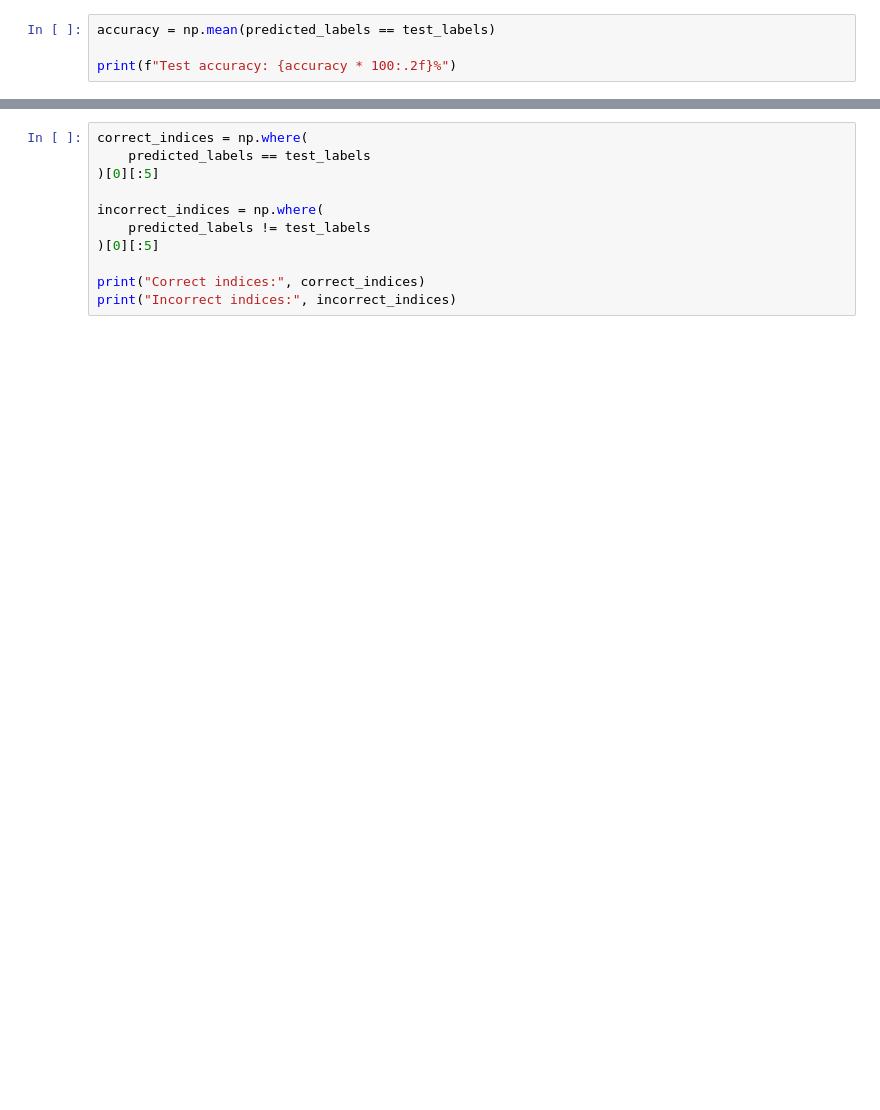
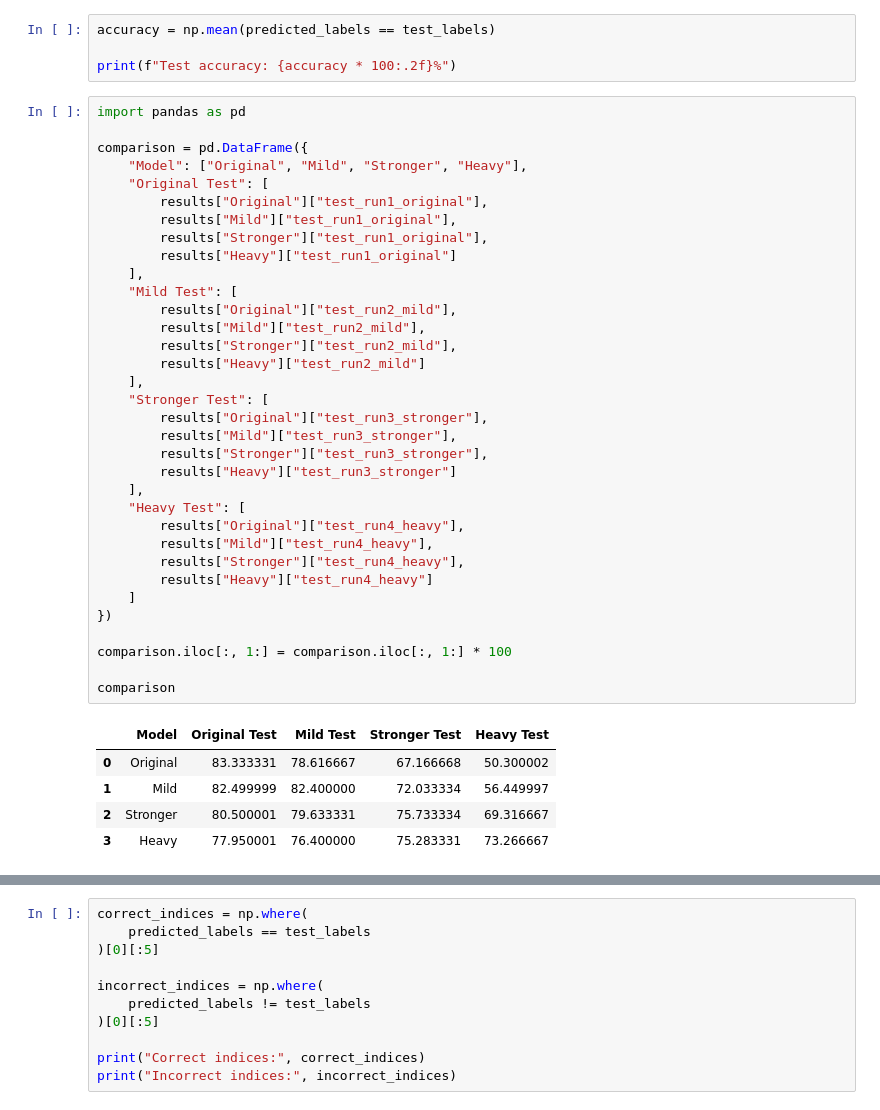
Before and after one commit to divyayalam/Camouflage, a Jupyter notebook: track2_predictionAnalysis.ipynb, the cells around one changed output, grey strips where cells are left out. Drawn from its saved outputs; the diff is of its cells as text; blank space fills up the shorter version.

```diff
--- a/track2_predictionAnalysis.ipynb
+++ b/track2_predictionAnalysis.ipynb
@@ -246,3 +525,43 @@ weighted avg       0.73      0.71      0.70      6000
 accuracy = np.mean(predicted_labels == test_labels)
 
 print(f"Test accuracy: {accuracy * 100:.2f}%")
+# %%
+import pandas as pd
+
+comparison = pd.DataFrame({
+    "Model": ["Original", "Mild", "Stronger", "Heavy"],
+    "Original Test": [
+        results["Original"]["test_run1_original"],
+        results["Mild"]["test_run1_original"],
+        results["Stronger"]["test_run1_original"],
+        results["Heavy"]["test_run1_original"]
+    ],
+    "Mild Test": [
+        results["Original"]["test_run2_mild"],
+        results["Mild"]["test_run2_mild"],
+        results["Stronger"]["test_run2_mild"],
+        results["Heavy"]["test_run2_mild"]
+    ],
+    "Stronger Test": [
+        results["Original"]["test_run3_stronger"],
+        results["Mild"]["test_run3_stronger"],
+        results["Stronger"]["test_run3_stronger"],
+        results["Heavy"]["test_run3_stronger"]
+    ],
+    "Heavy Test": [
+        results["Original"]["test_run4_heavy"],
+        results["Mild"]["test_run4_heavy"],
+        results["Stronger"]["test_run4_heavy"],
+        results["Heavy"]["test_run4_heavy"]
+    ]
+})
+
+comparison.iloc[:, 1:] = comparison.iloc[:, 1:] * 100
+
+comparison
+# %% [output]
+|  | Model | Original Test | Mild Test | Stronger Test | Heavy Test |
+| 0 | Original | 83.333331 | 78.616667 | 67.166668 | 50.300002 |
+| 1 | Mild | 82.499999 | 82.400000 | 72.033334 | 56.449997 |
+| 2 | Stronger | 80.500001 | 79.633331 | 75.733334 | 69.316667 |
+| 3 | Heavy | 77.950001 | 76.400000 | 75.283331 | 73.266667 |
```
Also changed, not shown: parts of 25 cells of this notebook.
